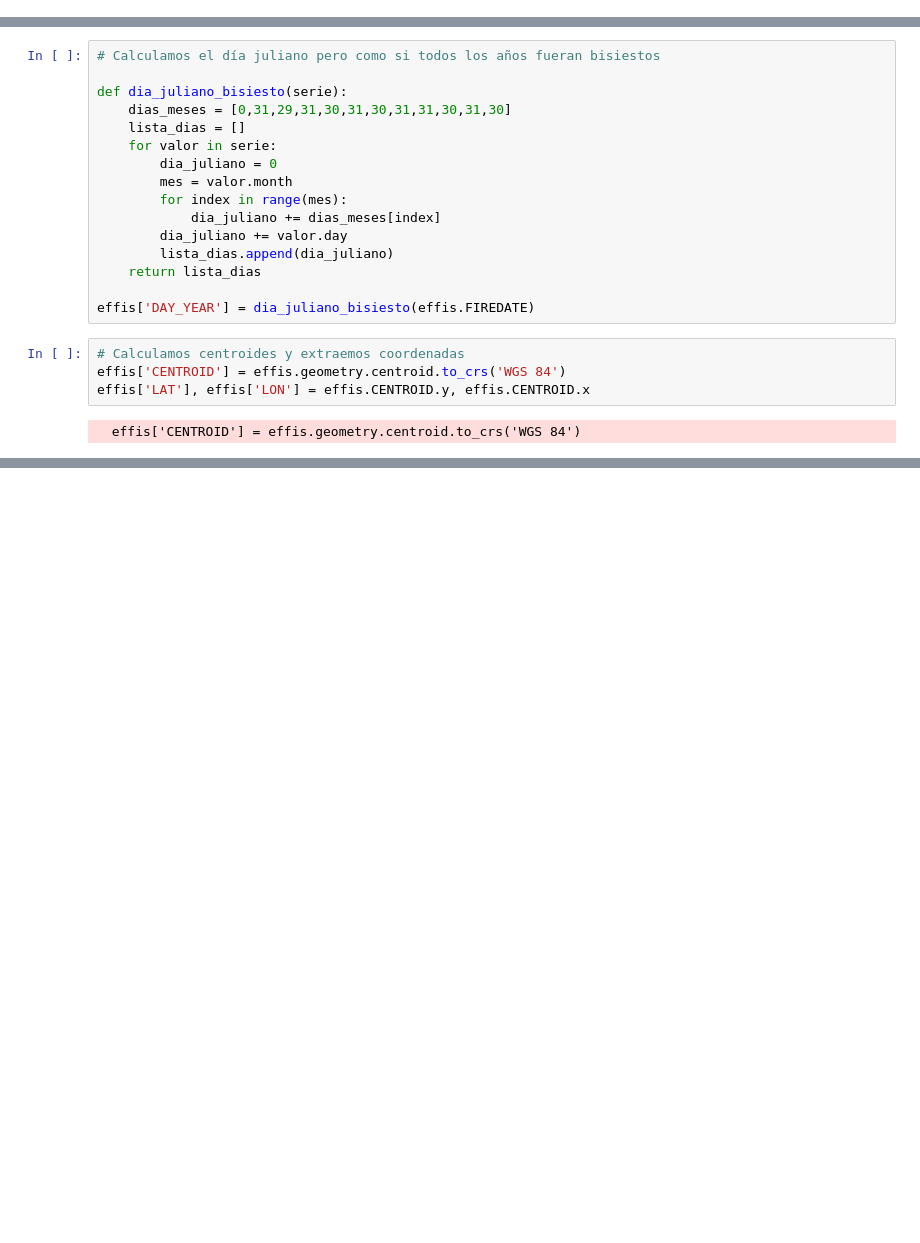
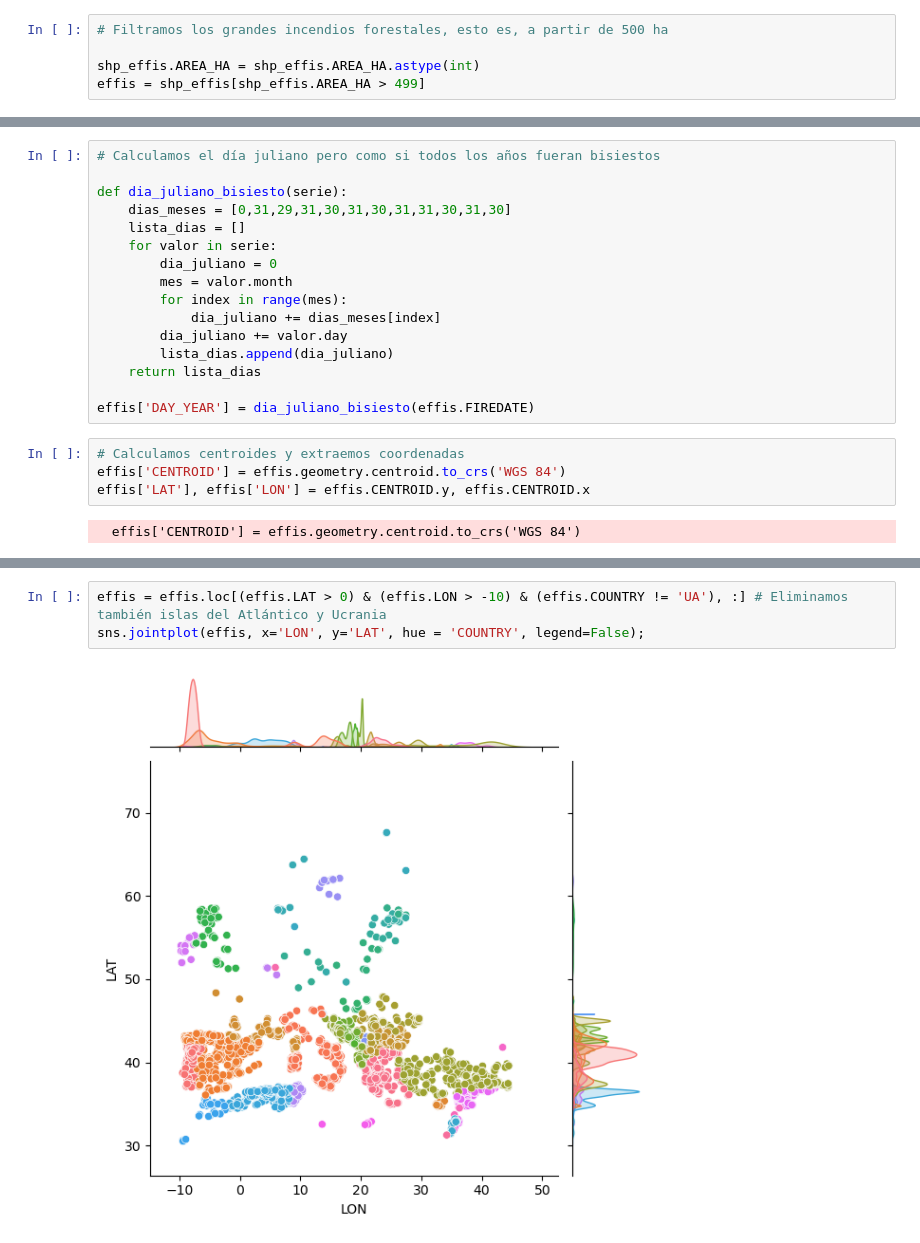
Before and after one commit to vrieraj/EDA_EFFIS, a Jupyter notebook: EDA_EFFIS.ipynb, the cells around one changed output, grey strips where cells are left out. Drawn from its saved outputs; the diff is of its cells as text; blank space fills up the shorter version.

```diff
--- a/EDA_EFFIS.ipynb
+++ b/EDA_EFFIS.ipynb
@@ -53,3 +54,8 @@ Name: AREA_HA, dtype: float64
+# %%
+# Filtramos los grandes incendios forestales, esto es, a partir de 500 ha
+
+shp_effis.AREA_HA = shp_effis.AREA_HA.astype(int)
+effis = shp_effis[shp_effis.AREA_HA > 499]
 # %%
 # Pasamos las columnas de inicio de incendio y última actualización a datetime
 effis.FIREDATE = pd.to_datetime(effis.FIREDATE, format='ISO8601')
@@ -84,0 +140,5 @@ effis['LAT'], effis['LON'] = effis.CENTROID.y, effis.CENTROID.x
+# %%
+effis = effis.loc[(effis.LAT > 0) & (effis.LON > -10) & (effis.COUNTRY != 'UA'), :] # Eliminamos también islas del Atlántico y Ucrania
+sns.jointplot(effis, x='LON', y='LAT', hue = 'COUNTRY', legend=False);
+# %% [output]
+[figure, added]
```
Also changed, not shown: parts of 18 cells of this notebook, 1 other file.
